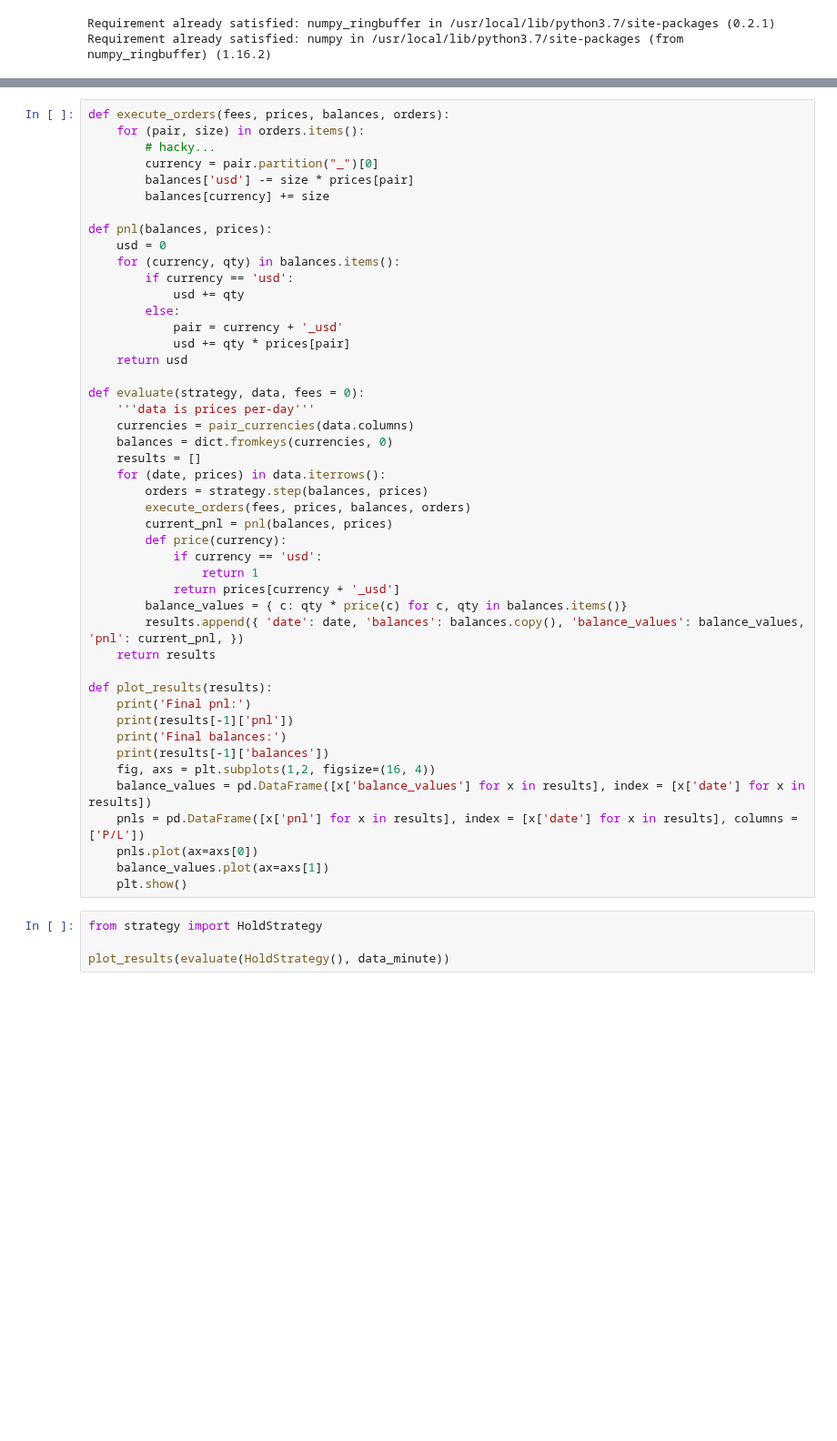
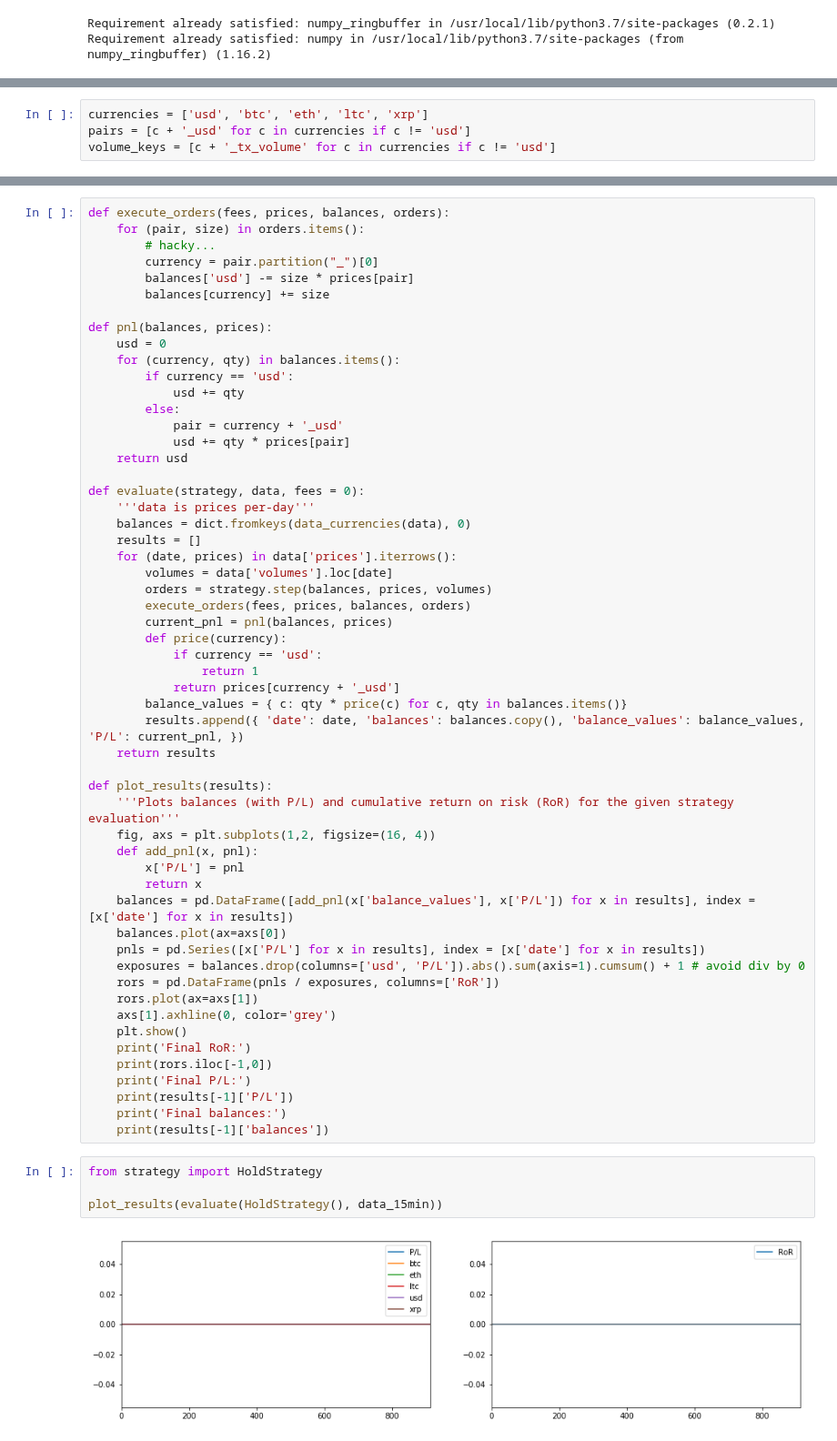
Before and after one commit to cambrian/quant, a Jupyter notebook: research/analysis.ipynb, the cells around one changed output, grey strips where cells are left out. Shown at 91% size. Drawn from its saved outputs; the diff is of its cells as text; blank space fills up the shorter version.

Commit message:
track and plot RoR

```diff
--- a/research/analysis.ipynb
+++ b/research/analysis.ipynb
@@ -39,0 +15,4 @@ plt.show()
+# %%
+currencies = ['usd', 'btc', 'eth', 'ltc', 'xrp']
+pairs = [c + '_usd' for c in currencies if c != 'usd']
+volume_keys = [c + '_tx_volume' for c in currencies if c != 'usd']
@@ -78,11 +89,11 @@ def pnl(balances, prices):
 
 def evaluate(strategy, data, fees = 0):
     '''data is prices per-day'''
-    currencies = pair_currencies(data.columns)
-    balances = dict.fromkeys(currencies, 0)
+    balances = dict.fromkeys(data_currencies(data), 0)
     results = []
-    for (date, prices) in data.iterrows():
-        orders = strategy.step(balances, prices)
+    for (date, prices) in data['prices'].iterrows():
+        volumes = data['volumes'].loc[date]
+        orders = strategy.step(balances, prices, volumes)
         execute_orders(fees, prices, balances, orders)
         current_pnl = pnl(balances, prices)
         def price(currency):
@@ -90,22 +101,32 @@ def evaluate(strategy, data, fees = 0):
                 return 1
             return prices[currency + '_usd']
         balance_values = { c: qty * price(c) for c, qty in balances.items()}
-        results.append({ 'date': date, 'balances': balances.copy(), 'balance_values': balance_values, 'pnl': current_pnl, })
+        results.append({ 'date': date, 'balances': balances.copy(), 'balance_values': balance_values, 'P/L': current_pnl, })
     return results
 
 def plot_results(results):
-    print('Final pnl:')
-    print(results[-1]['pnl'])
+    '''Plots balances (with P/L) and cumulative return on risk (RoR) for the given strategy evaluation'''
+    fig, axs = plt.subplots(1,2, figsize=(16, 4))
+    def add_pnl(x, pnl):
+        x['P/L'] = pnl
+        return x
+    balances = pd.DataFrame([add_pnl(x['balance_values'], x['P/L']) for x in results], index = [x['date'] for x in results])
+    balances.plot(ax=axs[0])
+    pnls = pd.Series([x['P/L'] for x in results], index = [x['date'] for x in results])
+    exposures = balances.drop(columns=['usd', 'P/L']).abs().sum(axis=1).cumsum() + 1 # avoid div by 0
+    rors = pd.DataFrame(pnls / exposures, columns=['RoR'])
+    rors.plot(ax=axs[1])
+    axs[1].axhline(0, color='grey')
+    plt.show()
+    print('Final RoR:')
+    print(rors.iloc[-1,0])
+    print('Final P/L:')
+    print(results[-1]['P/L'])
     print('Final balances:')
     print(results[-1]['balances'])
-    fig, axs = plt.subplots(1,2, figsize=(16, 4))
-    balance_values = pd.DataFrame([x['balance_values'] for x in results], index = [x['date'] for x in results])
-    pnls = pd.DataFrame([x['pnl'] for x in results], index = [x['date'] for x in results], columns = ['P/L'])
-    pnls.plot(ax=axs[0])
-    balance_values.plot(ax=axs[1])
-    plt.show()
 # %%
 from strategy import HoldStrategy
 
-plot_results(evaluate(HoldStrategy(), data_minute))
+plot_results(evaluate(HoldStrategy(), data_15min))
 # %% [output]
+[figure, new version]
```
Also changed, not shown: parts of 7 cells of this notebook, 1 other file.
